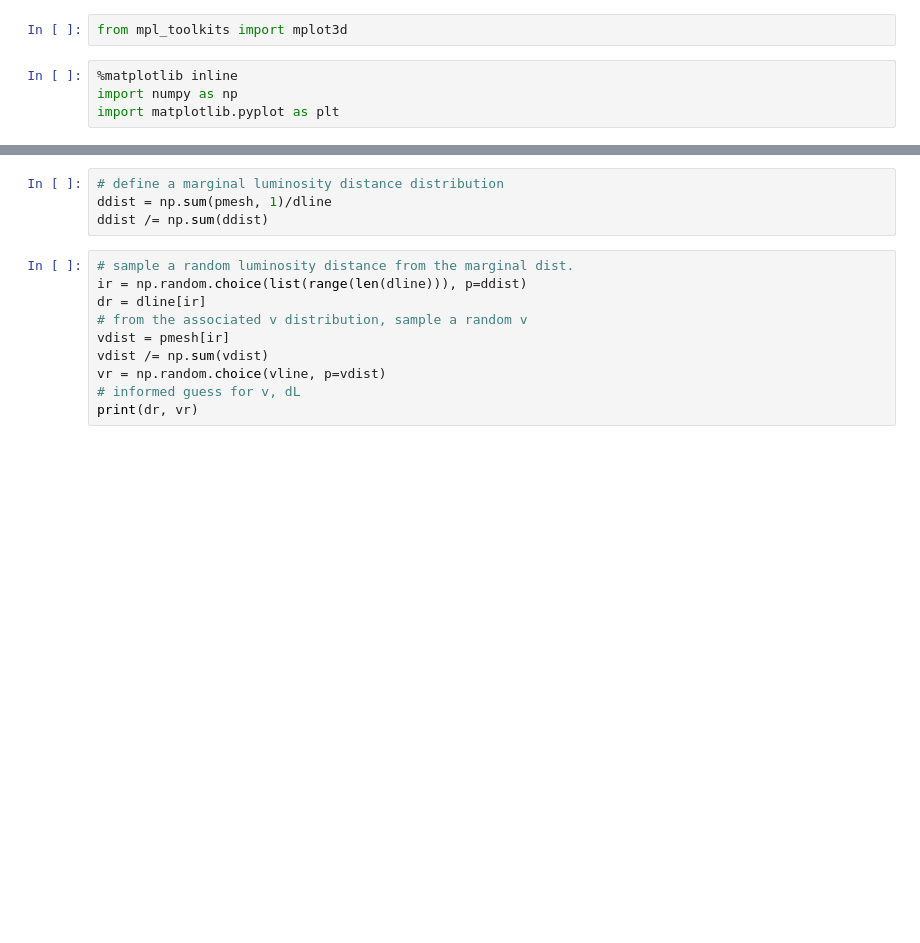
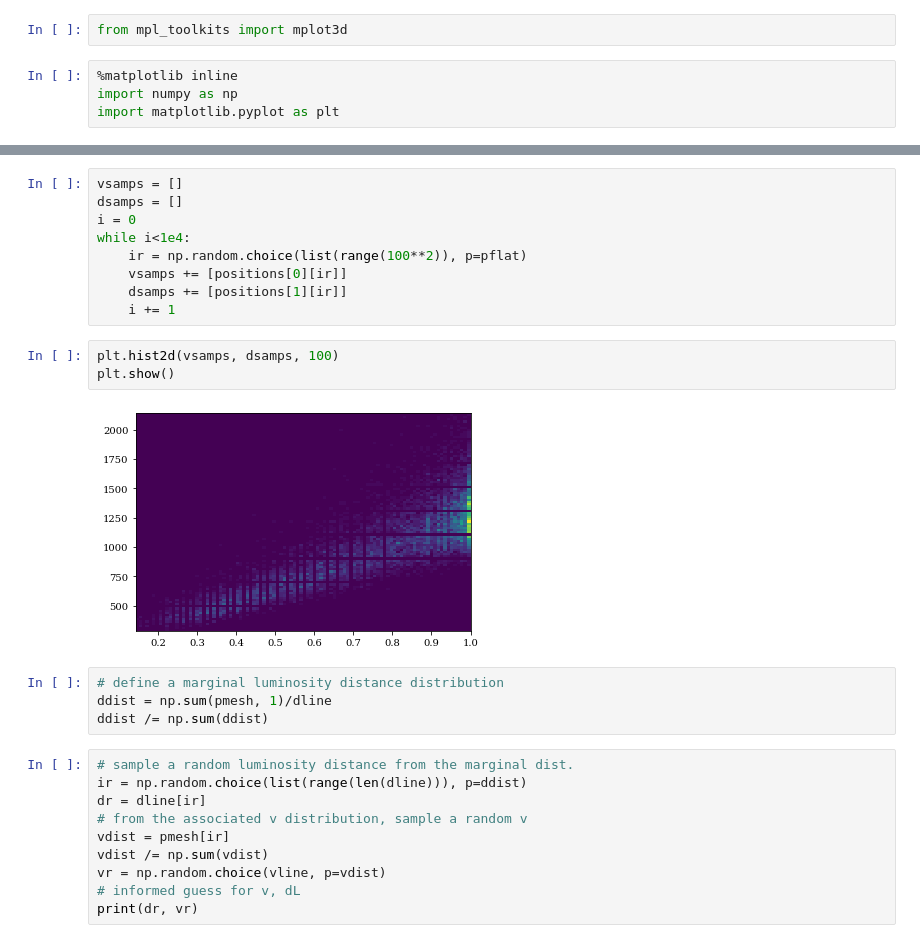
Before and after one commit to samgagnon/kilonova_sim, a Jupyter notebook: Distance Inference.ipynb, the cells around one changed output, grey strips where cells are left out. Saved outputs shown, nothing was run; the diff lists cells and outputs as text; blank space fills up the shorter version.

```diff
--- a/Distance Inference.ipynb
+++ b/Distance Inference.ipynb
@@ -178,3 +209,17 @@ plt.show()
+# %%
+vsamps = []
+dsamps = []
+i = 0
+while i<1e4:
+    ir = np.random.choice(list(range(100**2)), p=pflat)
+    vsamps += [positions[0][ir]]
+    dsamps += [positions[1][ir]]
+    i += 1
+# %%
+plt.hist2d(vsamps, dsamps, 100)
+plt.show()
+# %% [output]
+[figure, added]
 # %%
 # define a marginal luminosity distance distribution
 ddist = np.sum(pmesh, 1)/dline
```
Also changed, not shown: parts of 6 cells of this notebook.
